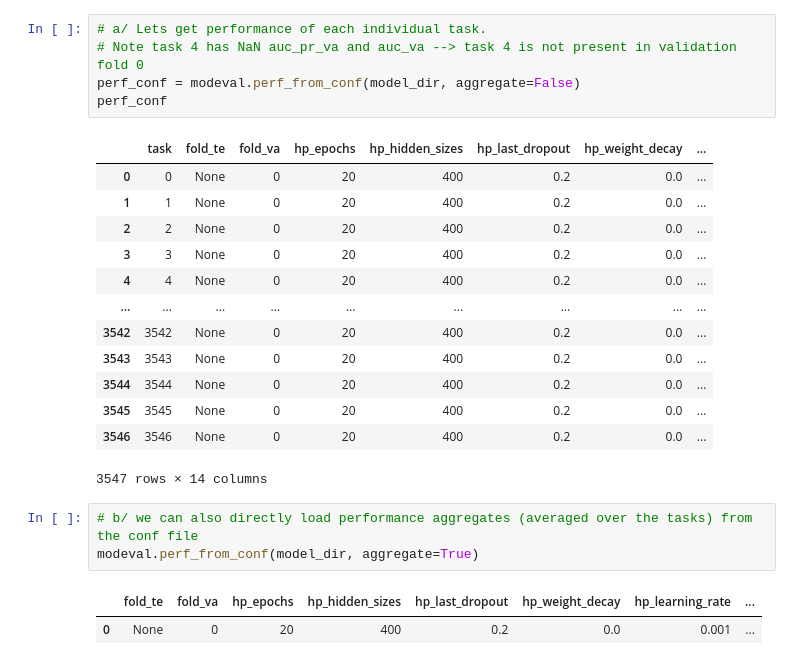
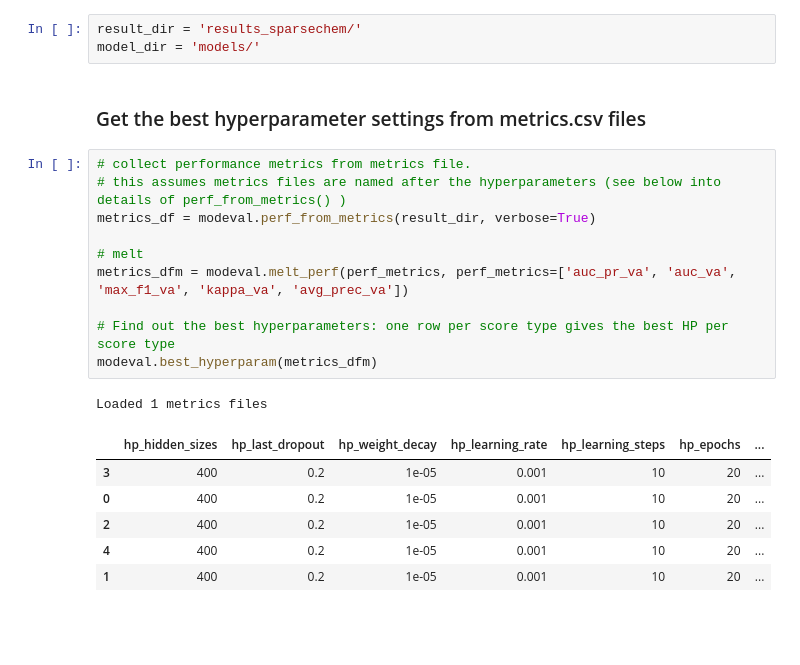
Before and after one commit to melloddy/performance_evaluation, a Jupyter notebook: development/modeval_demo.ipynb, the cells around one changed output. Cells and saved outputs as stored; diff of their text form; blank space fills up the shorter version.

Commit message:
get best HPs examples on top, details into function below

```diff
--- a/development/modeval_demo.ipynb
+++ b/development/modeval_demo.ipynb
@@ -83,25 +13,23 @@ Type:      function
-# %%
-# a/ Lets get performance of each individual task.
-# Note task 4 has NaN auc_pr_va and auc_va --> task 4 is not present in validation fold 0
-perf_conf = modeval.perf_from_conf(model_dir, aggregate=False)
-perf_conf
-# %% [output]
-|  | task | fold_te | fold_va | hp_epochs | hp_hidden_sizes | hp_last_dropout | hp_weight_decay | ... |
-| 0 | 0 | None | 0 | 20 | 400 | 0.2 | 0.0 | ... |
-| 1 | 1 | None | 0 | 20 | 400 | 0.2 | 0.0 | ... |
-| 2 | 2 | None | 0 | 20 | 400 | 0.2 | 0.0 | ... |
-| 3 | 3 | None | 0 | 20 | 400 | 0.2 | 0.0 | ... |
-| 4 | 4 | None | 0 | 20 | 400 | 0.2 | 0.0 | ... |
-| ... | ... | ... | ... | ... | ... | ... | ... | ... |
-| 3542 | 3542 | None | 0 | 20 | 400 | 0.2 | 0.0 | ... |
-| 3543 | 3543 | None | 0 | 20 | 400 | 0.2 | 0.0 | ... |
-| 3544 | 3544 | None | 0 | 20 | 400 | 0.2 | 0.0 | ... |
-| 3545 | 3545 | None | 0 | 20 | 400 | 0.2 | 0.0 | ... |
-| 3546 | 3546 | None | 0 | 20 | 400 | 0.2 | 0.0 | ... |
-3547 rows × 14 columns
-# %%
-# b/ we can also directly load performance aggregates (averaged over the tasks) from the conf file
-modeval.perf_from_conf(model_dir, aggregate=True)
-# %% [output]
-|  | fold_te | fold_va | hp_epochs | hp_hidden_sizes | hp_last_dropout | hp_weight_decay | hp_learning_rate | ... |
-| 0 | None | 0 | 20 | 400 | 0.2 | 0.0 | 0.001 | ... |
+# %%
+result_dir = 'results_sparsechem/'
+model_dir = 'models/'
+# %% [markdown]
+### Get the best hyperparameter settings from metrics.csv files
+# %%
+# collect performance metrics from metrics file.
+# this assumes metrics files are named after the hyperparameters (see below into details of perf_from_metrics() )
+metrics_df = modeval.perf_from_metrics(result_dir, verbose=True)
+
+# melt
+metrics_dfm = modeval.melt_perf(perf_metrics, perf_metrics=['auc_pr_va', 'auc_va', 'max_f1_va', 'kappa_va', 'avg_prec_va'])
+
+# Find out the best hyperparameters: one row per score type gives the best HP per score type
+modeval.best_hyperparam(metrics_dfm)
+# %% [output]
+Loaded 1 metrics files
+|  | hp_hidden_sizes | hp_last_dropout | hp_weight_decay | hp_learning_rate | hp_learning_steps | hp_epochs | ... |
+| 3 | 400 | 0.2 | 1e-05 | 0.001 | 10 | 20 | ... |
+| 0 | 400 | 0.2 | 1e-05 | 0.001 | 10 | 20 | ... |
+| 2 | 400 | 0.2 | 1e-05 | 0.001 | 10 | 20 | ... |
+| 4 | 400 | 0.2 | 1e-05 | 0.001 | 10 | 20 | ... |
+| 1 | 400 | 0.2 | 1e-05 | 0.001 | 10 | 20 | ... |
```
Also changed, not shown: parts of 47 cells of this notebook.
